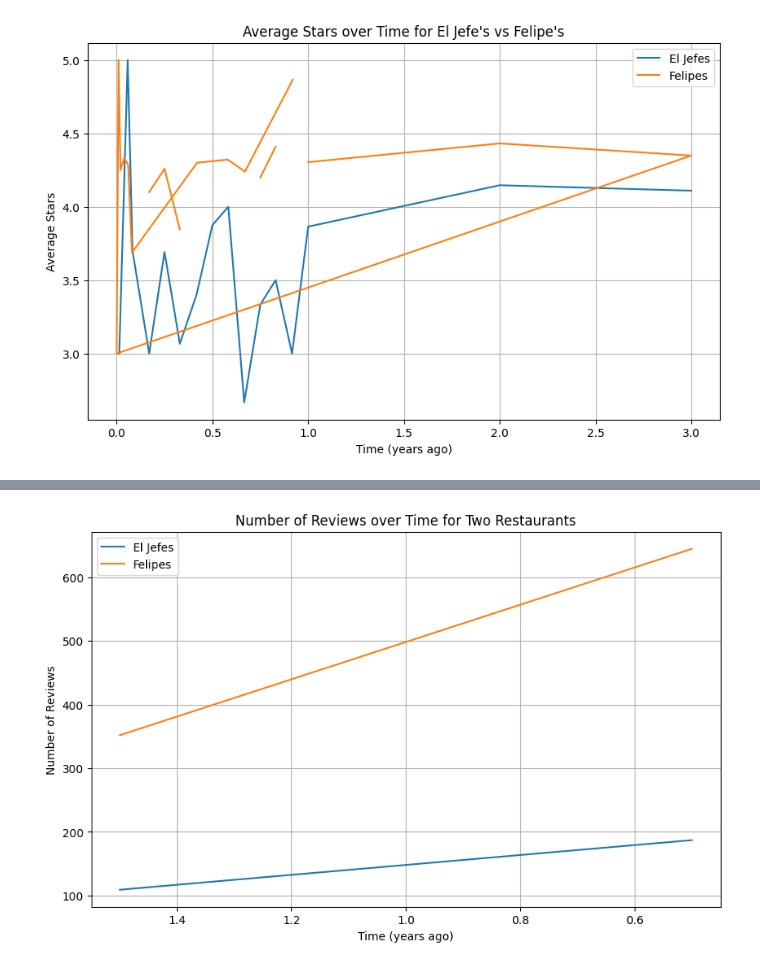
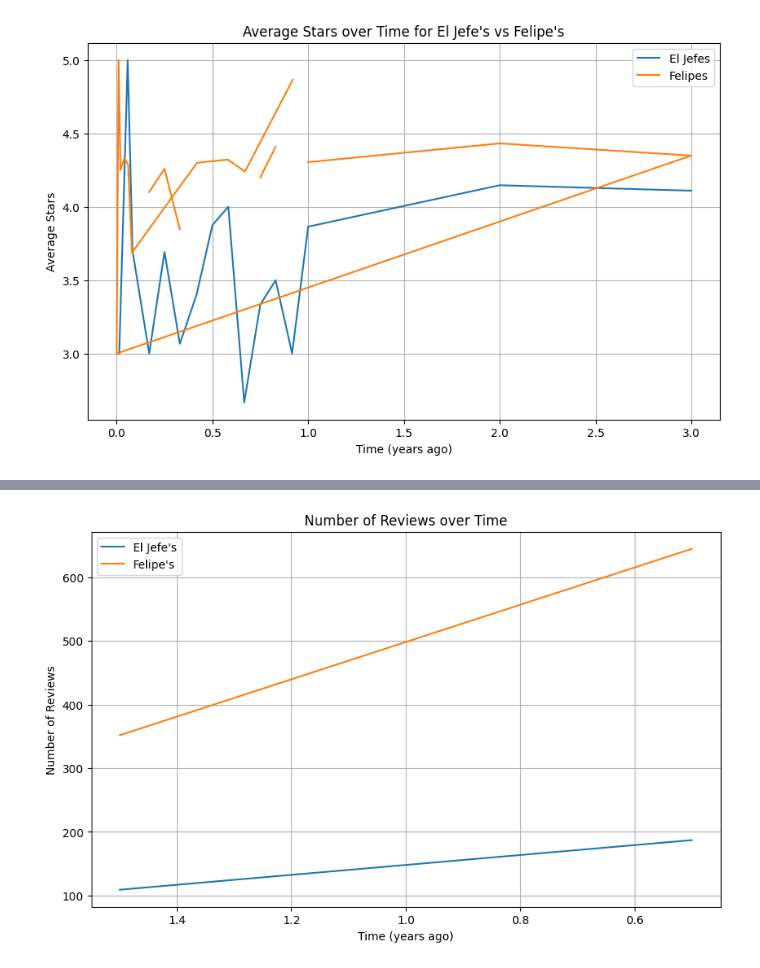
Before and after one commit to jocelynshek/harvard-restaurants, a Jupyter notebook: deepnote/HODP_Restaurant_Analysis/Notebook 1.ipynb, the cells around one changed output, grey strips where cells are left out. Saved outputs shown, nothing was run; the diff lists cells and outputs as text; code cells hidden in the pictures.

Commit message:
Pre-presentation Most final visualizations!
This commit was created by Deepnote. Project url: https://deepnote.com/project/5d650185-6946-4ac8-95e9-ae296e150553

```diff
--- a/deepnote/HODP_Restaurant_Analysis/Notebook 1.ipynb
+++ b/deepnote/HODP_Restaurant_Analysis/Notebook 1.ipynb
@@ -81,0 +337,36 @@ plt.show()
+# %%
+!pip install nltk
+import nltk
+nltk.download('vader_lexicon')
+from nltk.sentiment import SentimentIntensityAnalyzer
+import matplotlib.pyplot as plt
+sia = SentimentIntensityAnalyzer()
+
+# Function to calculate sentiments
+def calculate_sentiments(df):
+    df['sentiments'] = df['text'].astype(str).apply(lambda review: sia.polarity_scores(review))
+    df['compound'] = df['sentiments'].apply(lambda d: d['compound'])
+    df['sentiment_type'] = ''
+    df.loc[df.compound > 0, 'sentiment_type'] = 'POSITIVE'
+    df.loc[df.compound == 0, 'sentiment_type'] = 'NEUTRAL'
+    df.loc[df.compound < 0, 'sentiment_type'] = 'NEGATIVE'
+    return df
+
+# Calculate sentiments for both datasets
+jefesdf = calculate_sentiments(jefesdf)
+felipesdf = calculate_sentiments(felipesdf)
+
+# Calculate proportions
+jefes_proportions = jefesdf['sentiment_type'].value_counts(normalize=True)
+felipes_proportions = felipesdf['sentiment_type'].value_counts(normalize=True)
+
+# Combine distributions into a single DataFrame
+combined_sentiment = pd.DataFrame({"El Jefe's": jefes_proportions,
+                                   "Felipe's": felipes_proportions})
+
+# Plotting side-by-side
+combined_sentiment.plot(kind='bar')
+plt.title('Sentiment Analysis of Reviews, by Proportion')
+plt.xlabel('Sentiment Type')
+plt.ylabel('Proportion of Reviews')
+plt.show()
@@ -82,38 +385,37 @@ plt.show()
 # %%
 import matplotlib.pyplot as plt
 import pandas as pd
-
-# Assuming jefesdf and felipesdf are your initial DataFrames
 
 # Define your bins
 bins = [0, 1, 2]
 
 # Bin data and create a new column for the binned values
 jefesdf['time_bin'] = pd.cut(jefesdf['time'], bins)
 felipesdf['time_bin'] = pd.cut(felipesdf['time'], bins)
 
 def get_interval_midpoint(interval):
     return (interval.left + interval.right) / 2
 
 jefesdf['time_bin_midpoint'] = jefesdf['time_bin'].apply(get_interval_midpoint)
 felipesdf['time_bin_midpoint'] = felipesdf['time_bin'].apply(get_interval_midpoint)
 
 review_count_jefes = jefesdf.groupby('time_bin_midpoint').size().reset_index(name='review_count')
 review_count_felipes = felipesdf.groupby('time_bin_midpoint').size().reset_index(name='review_count')
 
 merged_reviews = pd.merge(review_count_jefes, review_count_felipes, on='time_bin_midpoint', how='outer', suffixes=('_jefes', '_felipes'))
 
 # Plotting
 plt.figure(figsize=(10, 6))
-plt.plot(merged_reviews['time_bin_midpoint'], merged_reviews['review_count_jefes'], label='El Jefes')
-plt.plot(merged_reviews['time_bin_midpoint'], merged_reviews['review_count_felipes'], label='Felipes')
+
+plt.plot(merged_reviews['time_bin_midpoint'], merged_reviews['review_count_jefes'], label="El Jefe's")
+plt.plot(merged_reviews['time_bin_midpoint'], merged_reviews['review_count_felipes'], label="Felipe's")
 
 plt.gca().invert_xaxis()
 plt.xlabel('Time (years ago)')
 plt.ylabel('Number of Reviews')
-plt.title('Number of Reviews over Time for Two Restaurants')
+plt.title("Number of Reviews over Time")
 plt.legend()
 plt.grid(True)
 plt.show()
 # %% [output]
-[figure, old version]
+[figure, new version]
```
Also changed, not shown: parts of 10 cells of this notebook.
